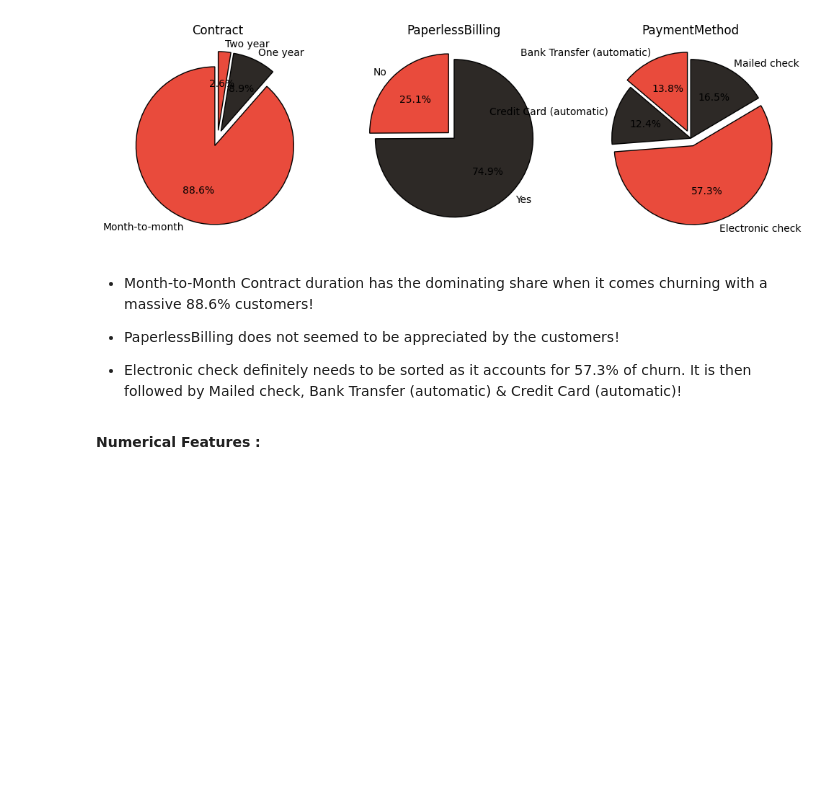
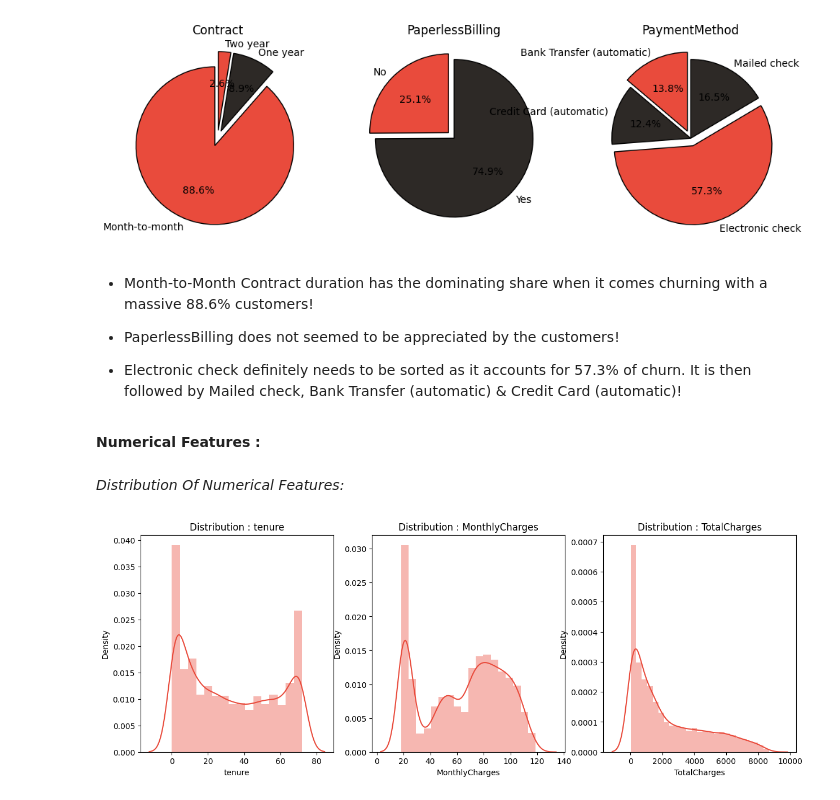
Before and after one commit to Bhupendra-glitch/Customer-Segmentation-Retention, a Jupyter notebook: Telco_Customer_Churn.ipynb, the cells around one changed output. Drawn from its saved outputs; the diff is of its cells as text; code cells hidden in the pictures; blank space fills up the shorter version.

```diff
--- a/Telco_Customer_Churn.ipynb
+++ b/Telco_Customer_Churn.ipynb
@@ -543,3 +543,15 @@ plt.title('PaymentMethod');
 * Electronic check definitely needs to be sorted as it accounts for 57.3% of churn. It is then followed by Mailed check, Bank Transfer (automatic) & Credit Card (automatic)!
 # %% [markdown]
 **Numerical Features :**
+# %% [markdown]
+*Distribution Of Numerical Features:*
+# %%
+fig, ax = plt.subplots(nrows = 1,ncols = 3,figsize = (15,5))
+for i in range(len(numerical_features)):
+    plt.subplot(1,3,i+1)
+    sns.distplot(df1[numerical_features[i]],color = colors[0])
+    title = 'Distribution : ' + numerical_features[i]
+    plt.title(title)
+plt.show()
+# %% [output]
+[figure, added]
```
Also changed, not shown: parts of 3 cells of this notebook.
